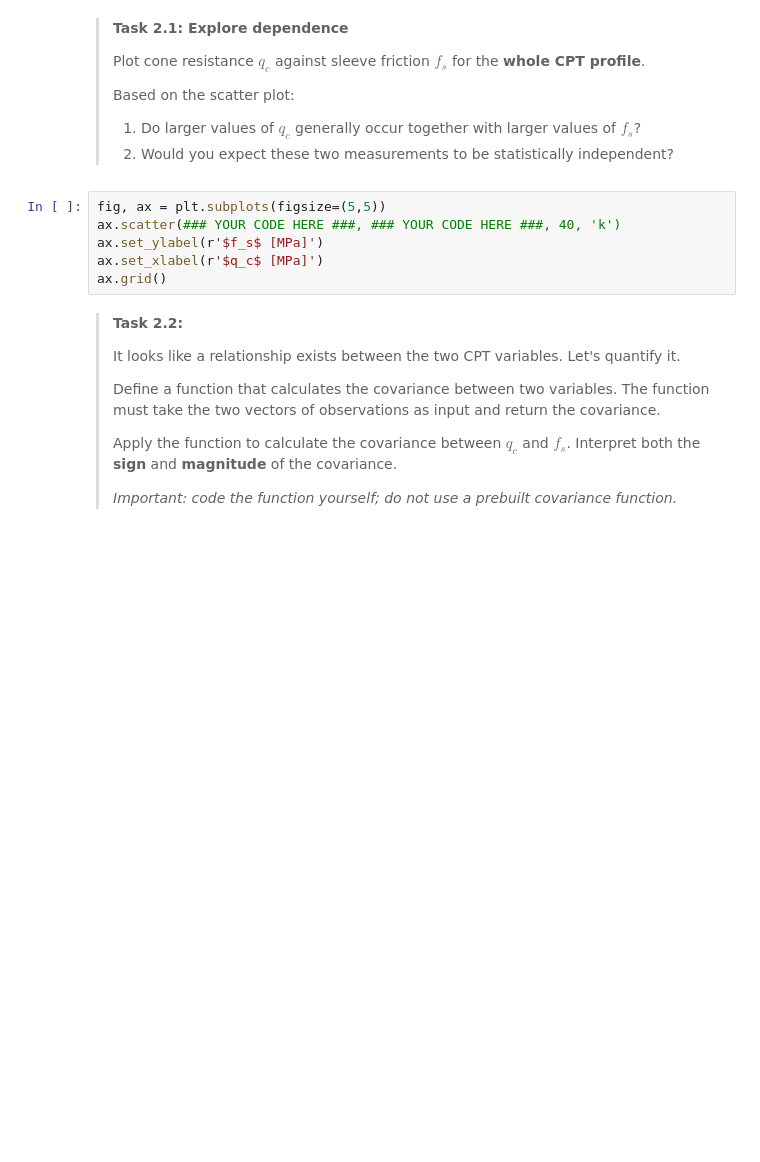
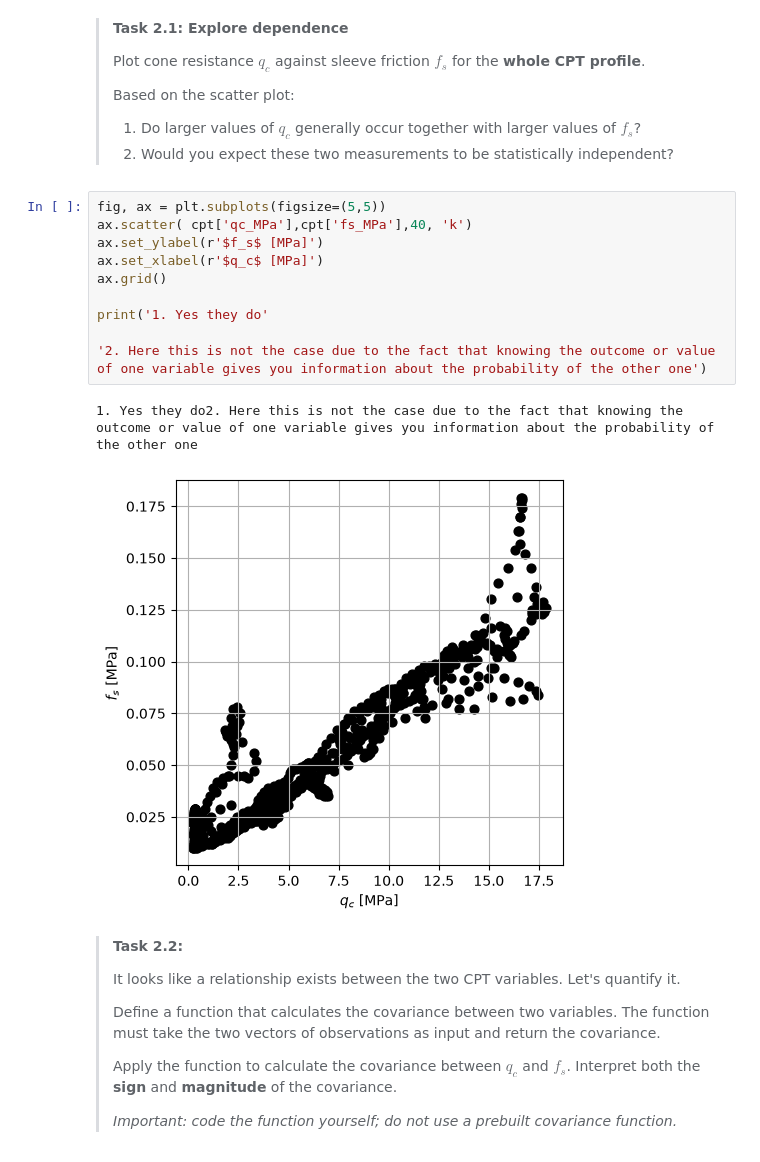
Before and after one commit to adewitvizz/WA1.5, a Jupyter notebook: Bivariate_Gaussian_CPT_data.ipynb, the cells around one changed output. Saved outputs shown, nothing was run; the diff lists cells and outputs as text; blank space fills up the shorter version.

```diff
--- a/Bivariate_Gaussian_CPT_data.ipynb
+++ b/Bivariate_Gaussian_CPT_data.ipynb
@@ -77,10 +90,17 @@ print(data)
 > 2. Would you expect these two measurements to be statistically independent?
 # %%
 fig, ax = plt.subplots(figsize=(5,5))
-ax.scatter(### YOUR CODE HERE ###, ### YOUR CODE HERE ###, 40, 'k')
+ax.scatter( cpt['qc_MPa'],cpt['fs_MPa'],40, 'k')
 ax.set_ylabel(r'$f_s$ [MPa]')
 ax.set_xlabel(r'$q_c$ [MPa]')
 ax.grid()
+
+print('1. Yes they do'
+
+'2. Here this is not the case due to the fact that knowing the outcome or value of one variable gives you information about the probability of the other one')
+# %% [output]
+1. Yes they do2. Here this is not the case due to the fact that knowing the outcome or value of one variable gives you information about the probability of the other one
+[figure, added]
 # %% [markdown]
 > **Task 2.2:**
 >
```
Also changed, not shown: parts of 9 cells of this notebook, 1 other file.
